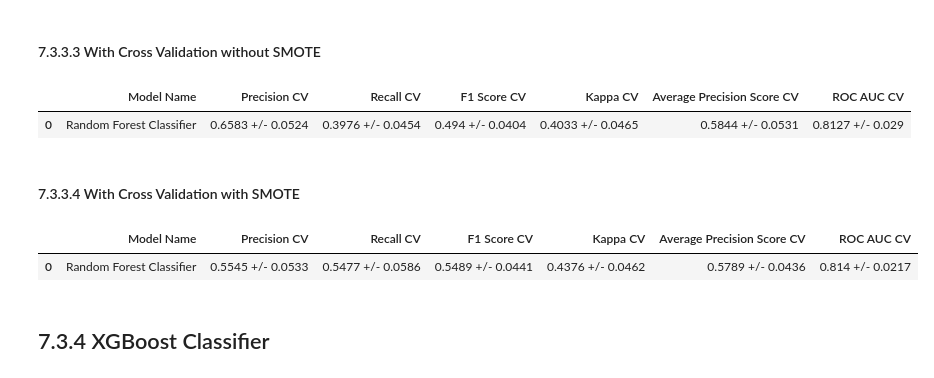
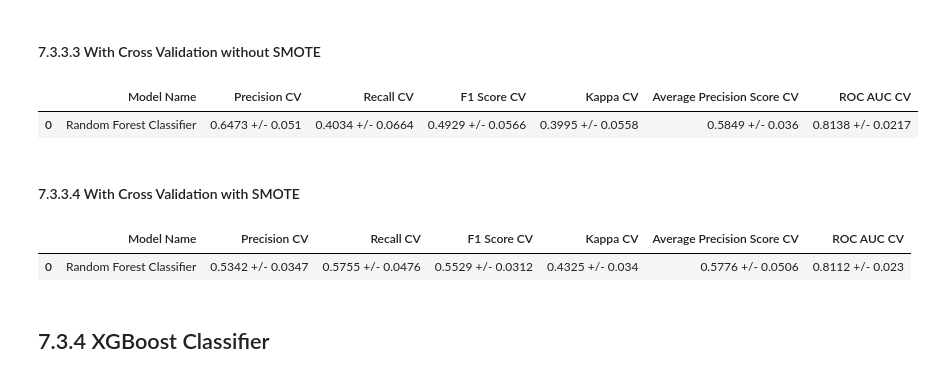
Before and after one commit to FabioCaffarello/Churn-Prediction-TopBank, a Jupyter notebook: 02-Notebooks/02-Scond_Cycle_CRISP/workflow_complete.ipynb, the cells around one changed output. Saved outputs shown, nothing was run; the diff lists cells and outputs as text; code cells hidden in the pictures.

```diff
--- a/02-Notebooks/02-Scond_Cycle_CRISP/workflow_complete.ipynb
+++ b/02-Notebooks/02-Scond_Cycle_CRISP/workflow_complete.ipynb
@@ -1703,23 +1721,23 @@ model_rf_result.head()
 # %%
 # Model
 model_rf = RandomForestClassifier(n_jobs=-1, random_state=42, class_weight='balanced')
 # Performance
-model_rf_result_cv = cross_validation(df_train, 10, 'Random Forest Classifier', model_rf, verbose=False)
+model_rf_result_cv = cross_validation(df_train, 5, 'Random Forest Classifier', model_rf, verbose=False)
 model_rf_result_cv.head()
 # %% [output]
 |  | Model Name | Precision CV | Recall CV | F1 Score CV | Kappa CV | Average Precision Score CV | ROC AUC CV |
-| 0 | Random Forest Classifier | 0.6583 +/- 0.0524 | 0.3976 +/- 0.0454 | 0.494 +/- 0.0404 | 0.4033 +/- 0.0465 | 0.5844 +/- 0.0531 | 0.8127 +/- 0.029 |
+| 0 | Random Forest Classifier | 0.6473 +/- 0.051 | 0.4034 +/- 0.0664 | 0.4929 +/- 0.0566 | 0.3995 +/- 0.0558 | 0.5849 +/- 0.036 | 0.8138 +/- 0.0217 |
 # %% [markdown]
 #### 7.3.3.4 With Cross Validation with SMOTE
 # %%
 # Model
 model_rf = RandomForestClassifier(n_jobs=-1, random_state=42, class_weight='balanced')
 # Performance
-model_rf_result_cv = cross_validation(df_train, 10, 'Random Forest Classifier', model_rf, resample=True, verbose=False)
+model_rf_result_cv = cross_validation(df_train, 5, 'Random Forest Classifier', model_rf, resample=True, verbose=False)
 model_rf_result_cv.head()
 # %% [output]
 |  | Model Name | Precision CV | Recall CV | F1 Score CV | Kappa CV | Average Precision Score CV | ROC AUC CV |
-| 0 | Random Forest Classifier | 0.5545 +/- 0.0533 | 0.5477 +/- 0.0586 | 0.5489 +/- 0.0441 | 0.4376 +/- 0.0462 | 0.5789 +/- 0.0436 | 0.814 +/- 0.0217 |
+| 0 | Random Forest Classifier | 0.5342 +/- 0.0347 | 0.5755 +/- 0.0476 | 0.5529 +/- 0.0312 | 0.4325 +/- 0.034 | 0.5776 +/- 0.0506 | 0.8112 +/- 0.023 |
 # %% [markdown]
 ## 7.3.4 XGBoost Classifier
 # %% [markdown]
```
Also changed, not shown: parts of 113 cells of this notebook.
